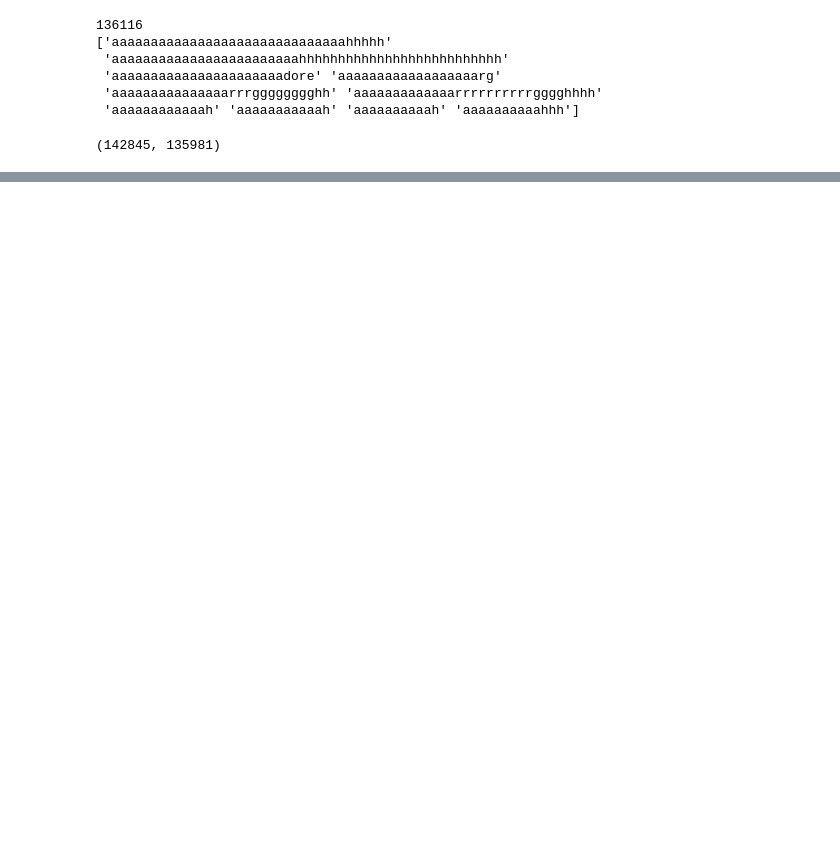
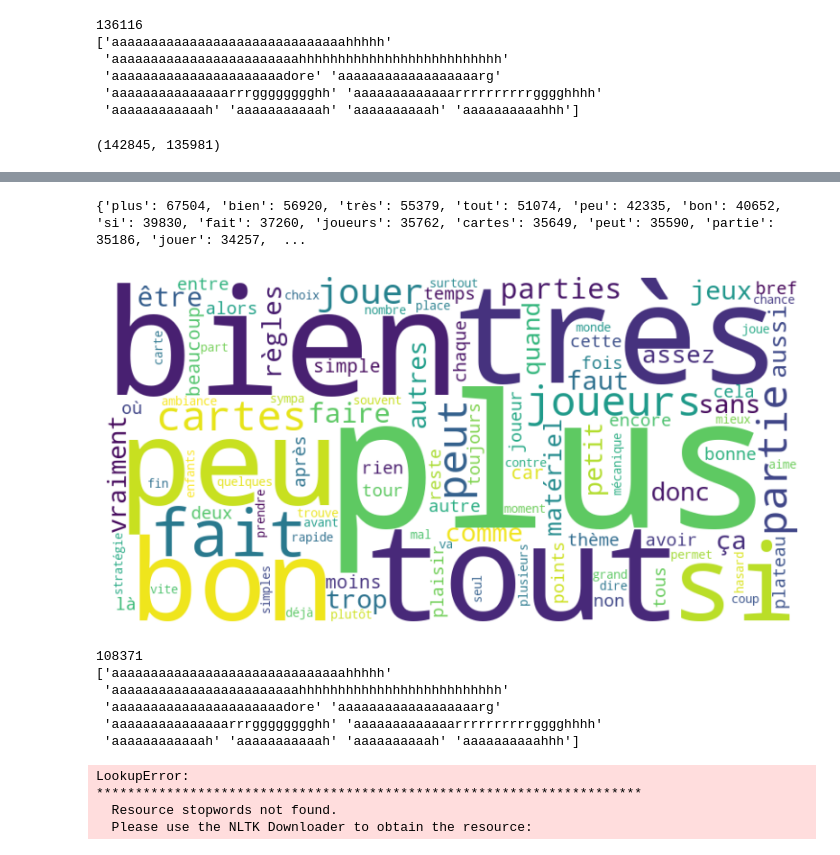
Before and after one commit to BidoElguindy/PLDAC-RECO, a Jupyter notebook: analyse_commentaire.ipynb, the cells around one changed output, grey strips where cells are left out. Saved outputs shown, nothing was run; the diff lists cells and outputs as text; code cells hidden in the pictures; blank space fills up the shorter version.

```diff
--- a/analyse_commentaire.ipynb
+++ b/analyse_commentaire.ipynb
@@ -796,32 +1125,0 @@ plt.show()
-# %%
-vocab_vn = set(vectorizer_VN.get_feature_names_out()[:1000])
-vocab_n = set(vectorizer_N.get_feature_names_out()[:1000])
-vocab_p = set(vectorizer_P.get_feature_names_out()[:1000])
-vocab_vp = set(vectorizer_VP.get_feature_names_out()[:1000])
-
-vocab = [vocab_vn, vocab_n, vocab_p, vocab_vp]
-vocab_names = ["Very Negative", "Negative", "Positive", "Very Positive"]
-
-
-overlap_matrix = np.zeros((4, 4))
-
-for i in range(len(vocab)):
-    for j in range(i+1, len(vocab)):
-        intersection = vocab[i] & vocab[j]
-        union = vocab[i] | vocab[j]
-
-        overlap_count = len(intersection)
-        overlap_percent = (overlap_count / len(union)) * 100
-
-        percent_i_in_j = (overlap_count / len(vocab[i])) * 100
-        percent_j_in_i = (overlap_count / len(vocab[j])) * 100
-
-        overlap_matrix[i, j] = overlap_percent
-        overlap_matrix[j, i] = overlap_percent
-
-plt.figure(figsize=(10, 8))
-sns.heatmap(overlap_matrix, annot=True, cmap="YlGnBu",
-            xticklabels=vocab_names, yticklabels=vocab_names)
-plt.title("Vocabulary Overlap Percentages Between Sentiment Categories")
-plt.tight_layout()
-plt.show()
@@ -892,0 +1145,40 @@ sns.heatmap(cm, annot=True, fmt='d', cmap='Blues',
+# %%
+# Nombre de documents contenant chaque mot
+doc_freq = (X_clean > 0).sum(axis=0).A1  # A1 permet de convertir la matrice en un tableau NumPy plat (1D).
+sorted_indices = np.argsort(doc_freq)[::-1]
+top_100_doc_freq = {vocab[i]: doc_freq[i] for i in sorted_indices[:100]}
+print(top_100_doc_freq)
+wordcloud = WordCloud(width=800, height=400, background_color="white").generate_from_frequencies(top_100_doc_freq)
+plt.figure(figsize=(10, 5))
+plt.imshow(wordcloud, interpolation="bilinear")
+plt.axis("off")
+plt.show()
+# %% [output]
+{'plus': 67504, 'bien': 56920, 'très': 55379, 'tout': 51074, 'peu': 42335, 'bon': 40652, 'si': 39830, 'fait': 37260, 'joueurs': 35762, 'cartes': 35649, 'peut': 35590, 'partie': 35186, 'jouer': 34257,  ...
+[figure, added]
+# %%
+vectorizer_pos = CountVectorizer(preprocessor=preprocess, stop_words=stop_words )
+X_positif = vectorizer_pos.fit_transform(positifs)
+dic_size = X_positif.shape[1]
+print(dic_size)
+print(vectorizer_pos.get_feature_names_out()[:10])
+# %% [output]
+108371
+['aaaaaaaaaaaaaaaaaaaaaaaaaaaaaahhhhh'
+ 'aaaaaaaaaaaaaaaaaaaaaaaahhhhhhhhhhhhhhhhhhhhhhhhhh'
+ 'aaaaaaaaaaaaaaaaaaaaaadore' 'aaaaaaaaaaaaaaaaaarg'
+ 'aaaaaaaaaaaaaaarrrgggggggghh' 'aaaaaaaaaaaaarrrrrrrrrrgggghhhh'
+ 'aaaaaaaaaaaah' 'aaaaaaaaaaah' 'aaaaaaaaaah' 'aaaaaaaaaahhh']
+# %%
+stop_words = set(stopwords.words("french")).union({"jeu"})
+
+vectorizer_neg = CountVectorizer(preprocessor=preprocess, stop_words=list(stop_words) )
+X_negatif = vectorizer_neg.fit_transform(negatifs)
+dic_size_n = X_negatif.shape[1]
+print(dic_size_n)
+print(vectorizer_neg.get_feature_names_out()[:10])
+# %% [output]
+LookupError:
+**********************************************************************
+  Resource stopwords not found.
+  Please use the NLTK Downloader to obtain the resource:
```
Also changed, not shown: parts of 112 cells of this notebook.
